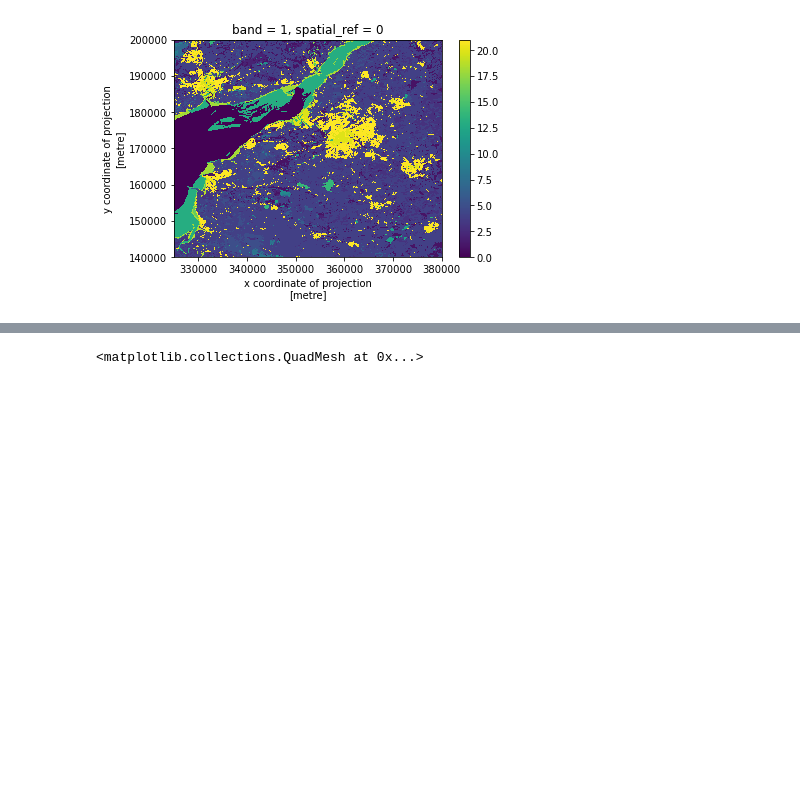
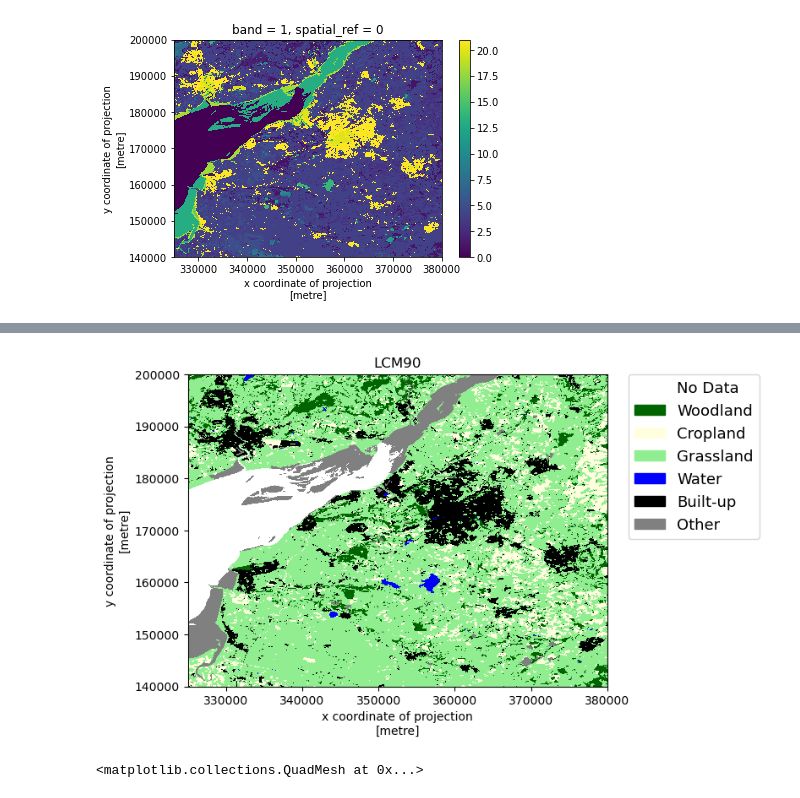
Before and after one commit to jamesdamillington/UK-LCM, a Jupyter notebook: lcm-working.ipynb, the cells around one changed output, grey strips where cells are left out. Cells and saved outputs as stored; diff of their text form; code cells hidden in the pictures; blank space fills up the shorter version.

```diff
--- a/lcm-working.ipynb
+++ b/lcm-working.ipynb
@@ -173,0 +365,20 @@ lcm90_25m_dom_woe.plot()
+# %%
+from matplotlib.colors import ListedColormap
+
+# Define color map of the map legend
+lc6_colors = ["white", "darkgreen", "lightyellow", "lightgreen", "blue", "black", "grey"]
+lc6_cmap = ListedColormap(lc6_colors)
+
+# Define class names for the legend
+lc6_names = [
+    "No Data",
+    "Woodland",
+    "Cropland",
+    "Grassland",
+    "Water",
+    "Built-up",
+    "Other"
+]
+
+# we need to know in what order the legend items should be arranged
+lc6_indices = list(range(len(lc6_names)))
@@ -174,3 +407,14 @@ lcm90_25m_dom_woe.plot()
+# %%
+#Making the plot
+plt.style.use("default")
+plt.figure()
+im = newArray.plot(cmap=lc6_cmap, add_colorbar=False)
+
+ep.draw_legend(im_ax=im, classes = lc6_indices, titles=lc6_names) # earthpy helps us by drawing a legend given an existing image plot and legend items, plus indices
+plt.title("LCM90")
+plt.ticklabel_format(style="plain")
+# %% [output]
+[figure, added]
 # %%
 lcm15_25m = rxr.open_rasterio("data/WoE/GI-Areas/lcm-2015-25m_4137018/lcm2015gb25m.tif")
 lcm15_25m_dom = lcm15_25m[0]
```
Also changed, not shown: parts of 28 cells of this notebook.
